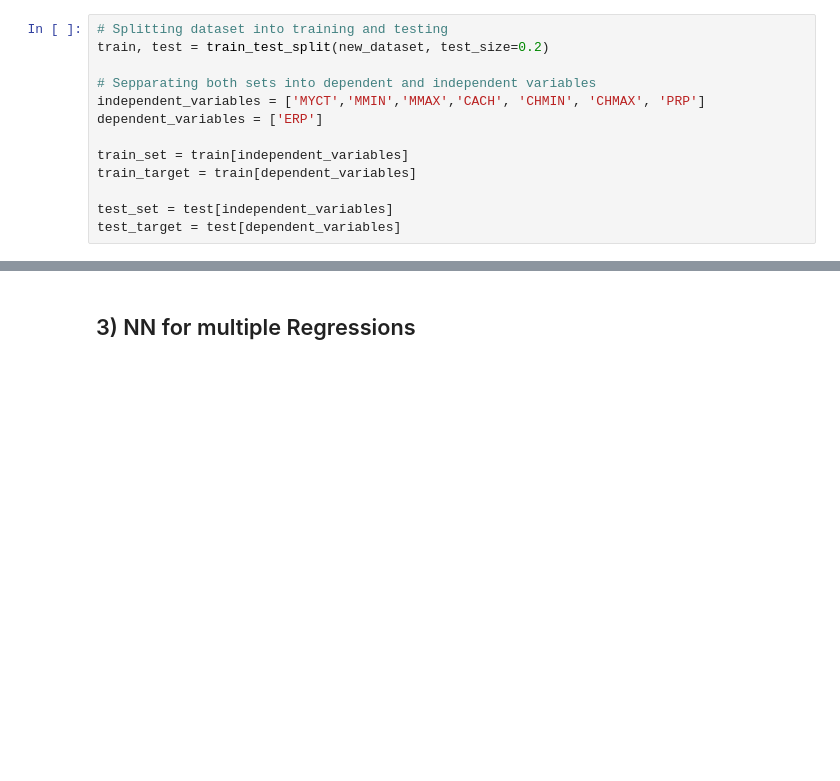
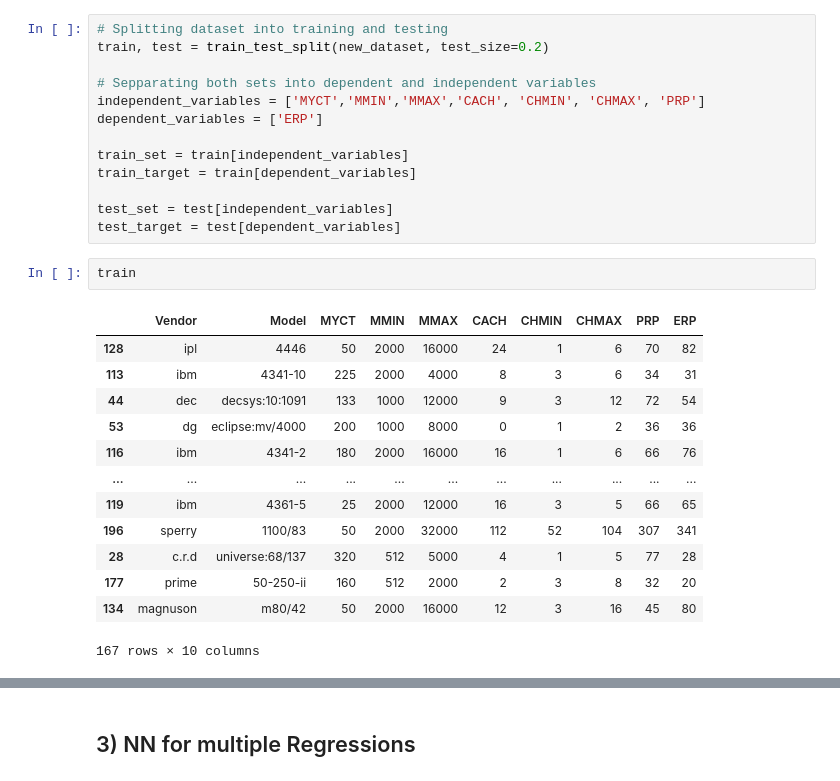
Before and after one commit to DaniPalma3000/Calendarizador, a Jupyter notebook: demos/SP1_02_Demo_Neural_Networks.ipynb, the cells around one changed output, grey strips where cells are left out. Cells and saved outputs as stored; diff of their text form; blank space fills up the shorter version.

```diff
--- a/demos/SP1_02_Demo_Neural_Networks.ipynb
+++ b/demos/SP1_02_Demo_Neural_Networks.ipynb
@@ -270,5 +670,21 @@ train_target = train[dependent_variables]
 
 test_set = test[independent_variables]
 test_target = test[dependent_variables]
+# %%
+train
+# %% [output]
+|  | Vendor | Model | MYCT | MMIN | MMAX | CACH | CHMIN | CHMAX | PRP | ERP |
+| 128 | ipl | 4446 | 50 | 2000 | 16000 | 24 | 1 | 6 | 70 | 82 |
+| 113 | ibm | 4341-10 | 225 | 2000 | 4000 | 8 | 3 | 6 | 34 | 31 |
+| 44 | dec | decsys:10:1091 | 133 | 1000 | 12000 | 9 | 3 | 12 | 72 | 54 |
+| 53 | dg | eclipse:mv/4000 | 200 | 1000 | 8000 | 0 | 1 | 2 | 36 | 36 |
+| 116 | ibm | 4341-2 | 180 | 2000 | 16000 | 16 | 1 | 6 | 66 | 76 |
+| ... | ... | ... | ... | ... | ... | ... | ... | ... | ... | ... |
+| 119 | ibm | 4361-5 | 25 | 2000 | 12000 | 16 | 3 | 5 | 66 | 65 |
+| 196 | sperry | 1100/83 | 50 | 2000 | 32000 | 112 | 52 | 104 | 307 | 341 |
+| 28 | c.r.d | universe:68/137 | 320 | 512 | 5000 | 4 | 1 | 5 | 77 | 28 |
+| 177 | prime | 50-250-ii | 160 | 512 | 2000 | 2 | 3 | 8 | 32 | 20 |
+| 134 | magnuson | m80/42 | 50 | 2000 | 16000 | 12 | 3 | 16 | 45 | 80 |
+167 rows × 10 columns
 # %%
 train_set
```
Also changed, not shown: parts of 42 cells of this notebook.
